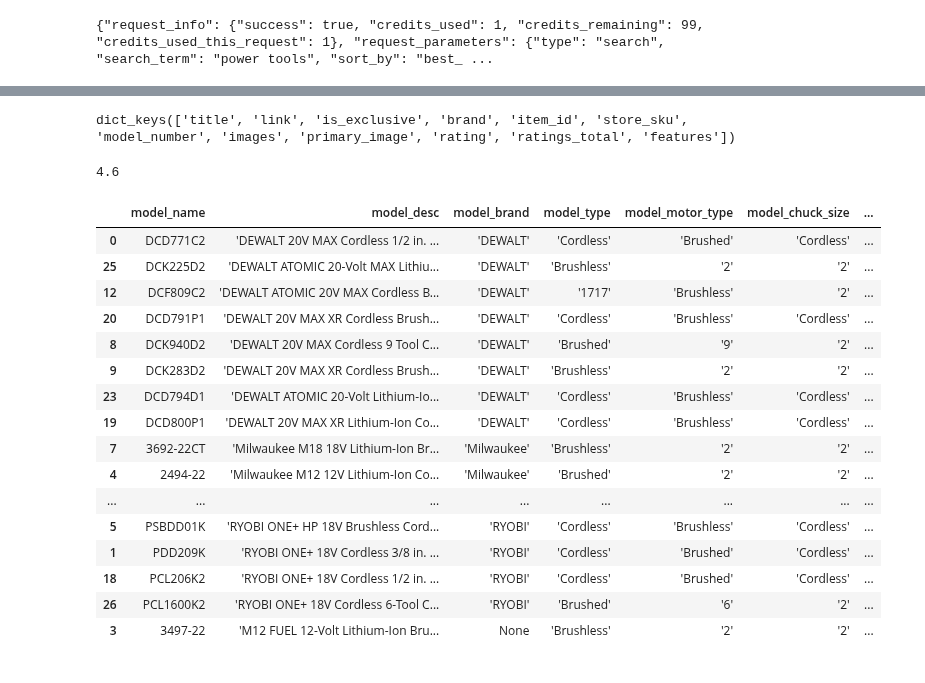
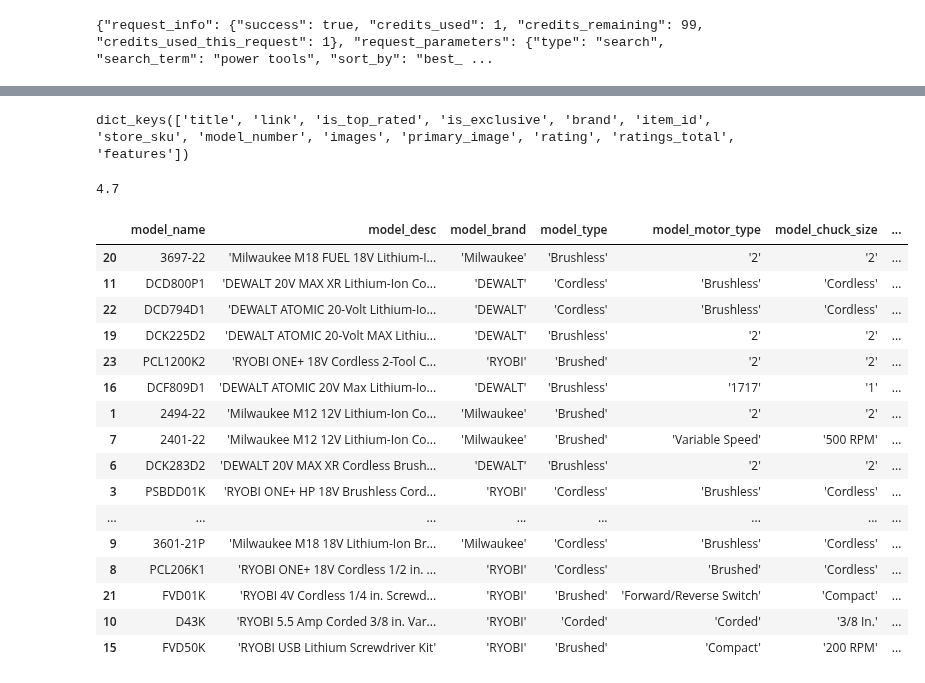
Before and after one commit to srilamaiti/ml_works, a Jupyter notebook: thd_prod_scraper.ipynb, the cells around one changed output, grey strips where cells are left out. Cells and saved outputs as stored; diff of their text form; code cells hidden in the pictures.

```diff
--- a/thd_prod_scraper.ipynb
+++ b/thd_prod_scraper.ipynb
@@ -38,3 +41,3 @@ print(json.dumps(api_result.json()))
 # %%
-prod_list = api_result.json()["search_results"]
+prod_list_drill = api_result.json()["search_results"]
 # %%
@@ -60,14 +63,14 @@ prod_list[-1]
 # %%
-prod_list[-1]['product'].keys()
+prod_list_drill[-1]['product'].keys()
 # %% [output]
-dict_keys(['title', 'link', 'is_exclusive', 'brand', 'item_id', 'store_sku', 'model_number', 'images', 'primary_image', 'rating', 'ratings_total', 'features'])
+dict_keys(['title', 'link', 'is_top_rated', 'is_exclusive', 'brand', 'item_id', 'store_sku', 'model_number', 'images', 'primary_image', 'rating', 'ratings_total', 'features'])
 # %%
-prod_list[-1]['product']['rating']
+prod_list_drill[-1]['product']['rating']
 # %% [output]
-4.6
+4.7
 # %%
 prod_attr_list = []
-for prod in prod_list:
+for prod in prod_list_drill:
     try:
         model_name = prod['product']['model_number']
     except:
@@ -125,28 +128,28 @@ for prod in prod_list:
 
     prod_attr_list.append((model_name, model_desc, model_brand, model_type, model_motor_type, model_chuck_size, model_motor_voltage, model_sale_price, model_regular_price, model_rating, model_total_rating_count))
 # %%
-df = pd.DataFrame(prod_attr_list)
-df.columns = ['model_name', 'model_desc', 'model_brand', 'model_type', 'model_motor_type', 'model_chuck_size', 'model_motor_voltage', 'model_sale_price', 'model_regular_price', 'model_rating', 'model_total_rating_count']
-df = df.sort_values(by = ['model_brand'])
-df
+df_drill = pd.DataFrame(prod_attr_list)
+df_drill.columns = ['model_name', 'model_desc', 'model_brand', 'model_type', 'model_motor_type', 'model_chuck_size', 'model_motor_voltage', 'model_sale_price', 'model_regular_price', 'model_rating', 'model_total_rating_count']
+df_drill = df_drill.sort_values(by = ['model_rating', 'model_total_rating_count'], ascending = [False, False])
+df_drill
 # %% [output]
 |  | model_name | model_desc | model_brand | model_type | model_motor_type | model_chuck_size | ... |
-| 0 | DCD771C2 | 'DEWALT 20V MAX Cordless 1/2 in. ... | 'DEWALT' | 'Cordless' | 'Brushed' | 'Cordless' | ... |
-| 25 | DCK225D2 | 'DEWALT ATOMIC 20-Volt MAX Lithiu... | 'DEWALT' | 'Brushless' | '2' | '2' | ... |
-| 12 | DCF809C2 | 'DEWALT ATOMIC 20V MAX Cordless B... | 'DEWALT' | '1717' | 'Brushless' | '2' | ... |
-| 20 | DCD791P1 | 'DEWALT 20V MAX XR Cordless Brush... | 'DEWALT' | 'Cordless' | 'Brushless' | 'Cordless' | ... |
-| 8 | DCK940D2 | 'DEWALT 20V MAX Cordless 9 Tool C... | 'DEWALT' | 'Brushed' | '9' | '2' | ... |
-| 9 | DCK283D2 | 'DEWALT 20V MAX XR Cordless Brush... | 'DEWALT' | 'Brushless' | '2' | '2' | ... |
-| 23 | DCD794D1 | 'DEWALT ATOMIC 20-Volt Lithium-Io... | 'DEWALT' | 'Cordless' | 'Brushless' | 'Cordless' | ... |
-| 19 | DCD800P1 | 'DEWALT 20V MAX XR Lithium-Ion Co... | 'DEWALT' | 'Cordless' | 'Brushless' | 'Cordless' | ... |
-| 7 | 3692-22CT | 'Milwaukee M18 18V Lithium-Ion Br... | 'Milwaukee' | 'Brushless' | '2' | '2' | ... |
-| 4 | 2494-22 | 'Milwaukee M12 12V Lithium-Ion Co... | 'Milwaukee' | 'Brushed' | '2' | '2' | ... |
+| 20 | 3697-22 | 'Milwaukee M18 FUEL 18V Lithium-I... | 'Milwaukee' | 'Brushless' | '2' | '2' | ... |
+| 11 | DCD800P1 | 'DEWALT 20V MAX XR Lithium-Ion Co... | 'DEWALT' | 'Cordless' | 'Brushless' | 'Cordless' | ... |
+| 22 | DCD794D1 | 'DEWALT ATOMIC 20-Volt Lithium-Io... | 'DEWALT' | 'Cordless' | 'Brushless' | 'Cordless' | ... |
+| 19 | DCK225D2 | 'DEWALT ATOMIC 20-Volt MAX Lithiu... | 'DEWALT' | 'Brushless' | '2' | '2' | ... |
+| 23 | PCL1200K2 | 'RYOBI ONE+ 18V Cordless 2-Tool C... | 'RYOBI' | 'Brushed' | '2' | '2' | ... |
+| 16 | DCF809D1 | 'DEWALT ATOMIC 20V Max Lithium-Io... | 'DEWALT' | 'Brushless' | '1717' | '1' | ... |
+| 1 | 2494-22 | 'Milwaukee M12 12V Lithium-Ion Co... | 'Milwaukee' | 'Brushed' | '2' | '2' | ... |
+| 7 | 2401-22 | 'Milwaukee M12 12V Lithium-Ion Co... | 'Milwaukee' | 'Brushed' | 'Variable Speed' | '500 RPM' | ... |
+| 6 | DCK283D2 | 'DEWALT 20V MAX XR Cordless Brush... | 'DEWALT' | 'Brushless' | '2' | '2' | ... |
+| 3 | PSBDD01K | 'RYOBI ONE+ HP 18V Brushless Cord... | 'RYOBI' | 'Cordless' | 'Brushless' | 'Cordless' | ... |
 | ... | ... | ... | ... | ... | ... | ... | ... |
-| 5 | PSBDD01K | 'RYOBI ONE+ HP 18V Brushless Cord... | 'RYOBI' | 'Cordless' | 'Brushless' | 'Cordless' | ... |
-| 1 | PDD209K | 'RYOBI ONE+ 18V Cordless 3/8 in. ... | 'RYOBI' | 'Cordless' | 'Brushed' | 'Cordless' | ... |
-| 18 | PCL206K2 | 'RYOBI ONE+ 18V Cordless 1/2 in. ... | 'RYOBI' | 'Cordless' | 'Brushed' | 'Cordless' | ... |
-| 26 | PCL1600K2 | 'RYOBI ONE+ 18V Cordless 6-Tool C... | 'RYOBI' | 'Brushed' | '6' | '2' | ... |
-| 3 | 3497-22 | 'M12 FUEL 12-Volt Lithium-Ion Bru... | None | 'Brushless' | '2' | '2' | ... |
+| 9 | 3601-21P | 'Milwaukee M18 18V Lithium-Ion Br... | 'Milwaukee' | 'Cordless' | 'Brushless' | 'Cordless' | ... |
+| 8 | PCL206K1 | 'RYOBI ONE+ 18V Cordless 1/2 in. ... | 'RYOBI' | 'Cordless' | 'Brushed' | 'Cordless' | ... |
+| 21 | FVD01K | 'RYOBI 4V Cordless 1/4 in. Screwd... | 'RYOBI' | 'Brushed' | 'Forward/Reverse Switch' | 'Compact' | ... |
+| 10 | D43K | 'RYOBI 5.5 Amp Corded 3/8 in. Var... | 'RYOBI' | 'Corded' | 'Corded' | '3/8 In.' | ... |
+| 15 | FVD50K | 'RYOBI USB Lithium Screwdriver Kit' | 'RYOBI' | 'Brushed' | 'Compact' | '200 RPM' | ... |
 # %%
 # set up the request parameters
 params = {
```
Also changed, not shown: parts of 7 cells of this notebook.
